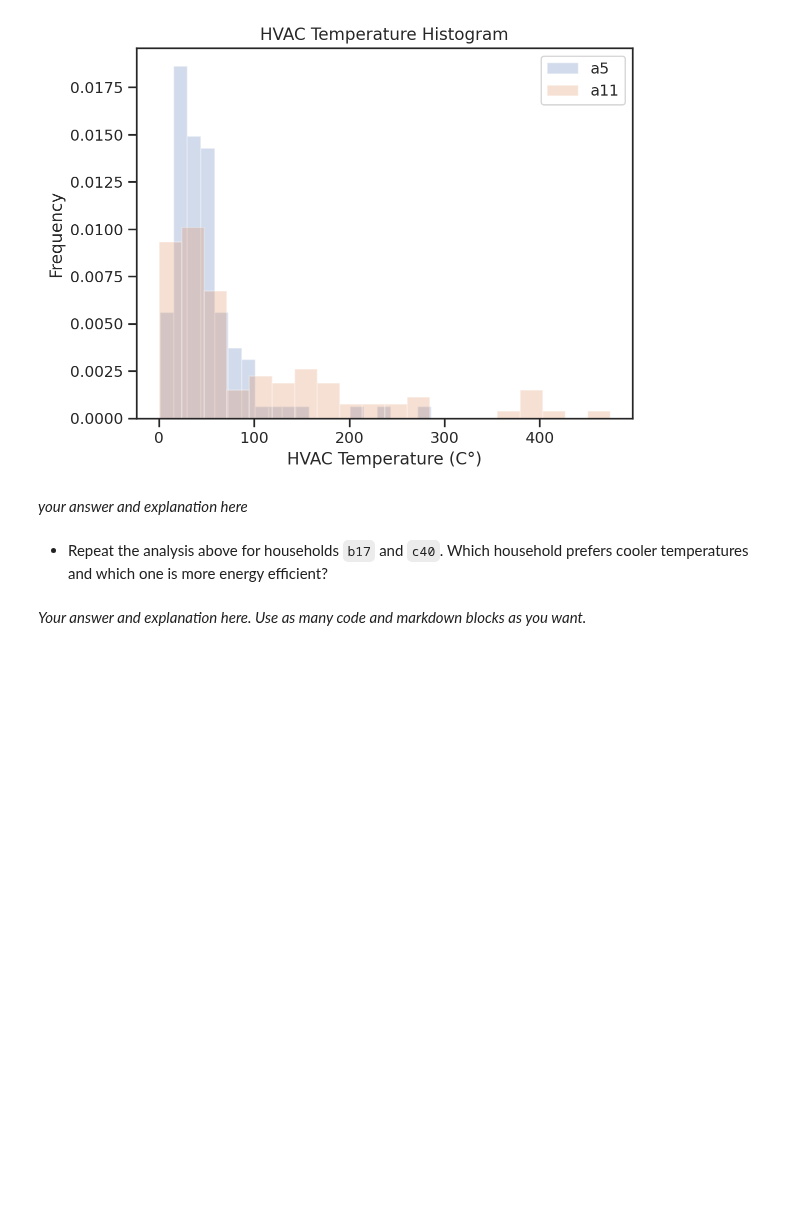
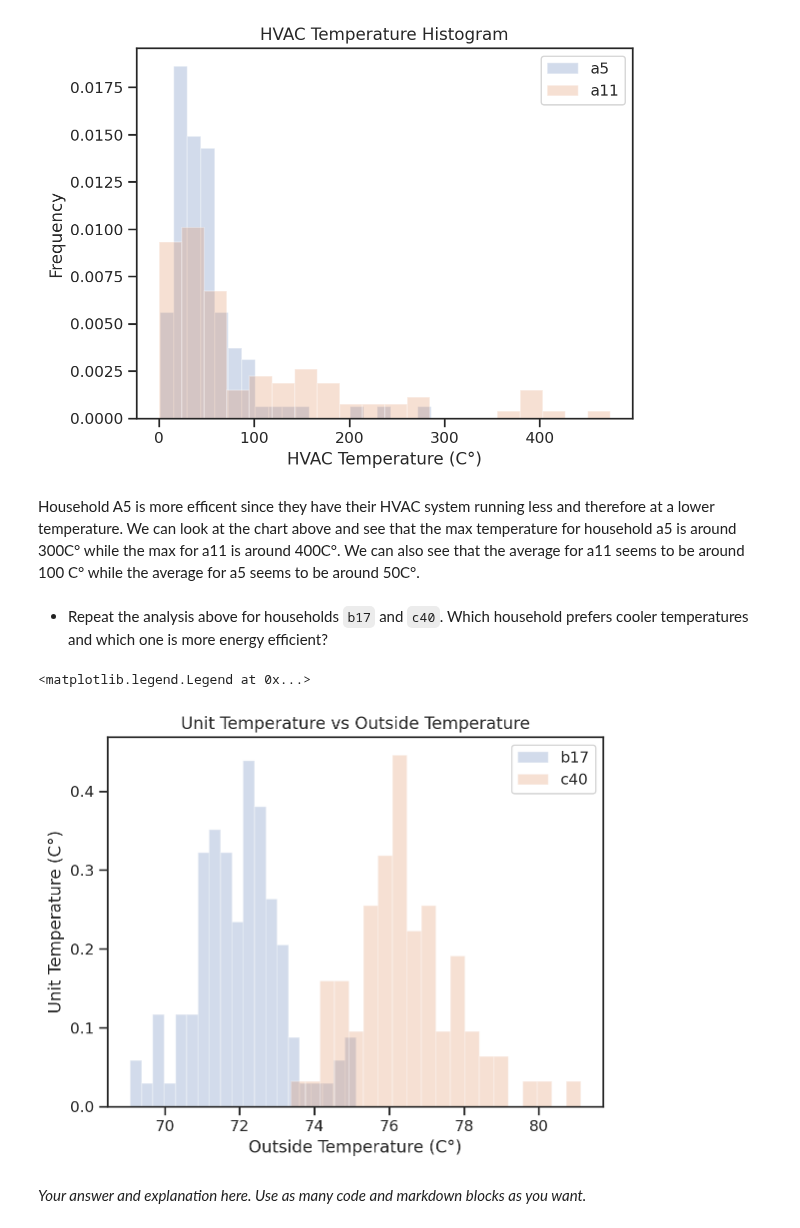
Before and after one commit to Pkuna28/homework, a Jupyter notebook: lecture06/homework_06.ipynb, the cells around one changed output. Saved outputs shown, nothing was run; the diff lists cells and outputs as text; code cells hidden in the pictures; blank space fills up the shorter version.

```diff
--- a/lecture06/homework_06.ipynb
+++ b/lecture06/homework_06.ipynb
@@ -276,7 +276,7 @@ plt.legend()
 # %% [output]
 <matplotlib.legend.Legend at 0x...>
 [figure]
-# %% [markdown]
-*your answer and explanation here*
+# %% [markdown]
+Household A5 is more efficent since they have their HVAC system running less and therefore at a lower temperature. We can look at the chart above and see that the max temperature for household a5 is around 300C° while the max for a11 is around 400C°. We can also see that the average for a11 seems to be around 100 C° while the average for a5 seems to be around 50C°.
 # %% [markdown]
 + Repeat the analysis above for households `b17` and `c40`. Which household prefers cooler temperatures and which one is more energy efficient?
@@ -285,2 +283,15 @@ plt.legend()
+# %%
+# your code here
+df_b17 = df[df.household == 'b17']
+df_c40 = df[df.household == 'c40']
+plt.hist(df_b17.t_unit, bins=20, density=True, alpha=0.25, label='b17')
+plt.hist(df_c40.t_unit, bins=20, density=True, alpha=0.25, label='c40')
+plt.xlabel("Outside Temperature (C°)")
+plt.ylabel("Unit Temperature (C°)")
+plt.title("Unit Temperature vs Outside Temperature")
+plt.legend()
+# %% [output]
+<matplotlib.legend.Legend at 0x...>
+[figure, added]
 # %% [markdown]
 *Your answer and explanation here. Use as many code and markdown blocks as you want.*
```
Also changed, not shown: parts of 4 cells of this notebook.
